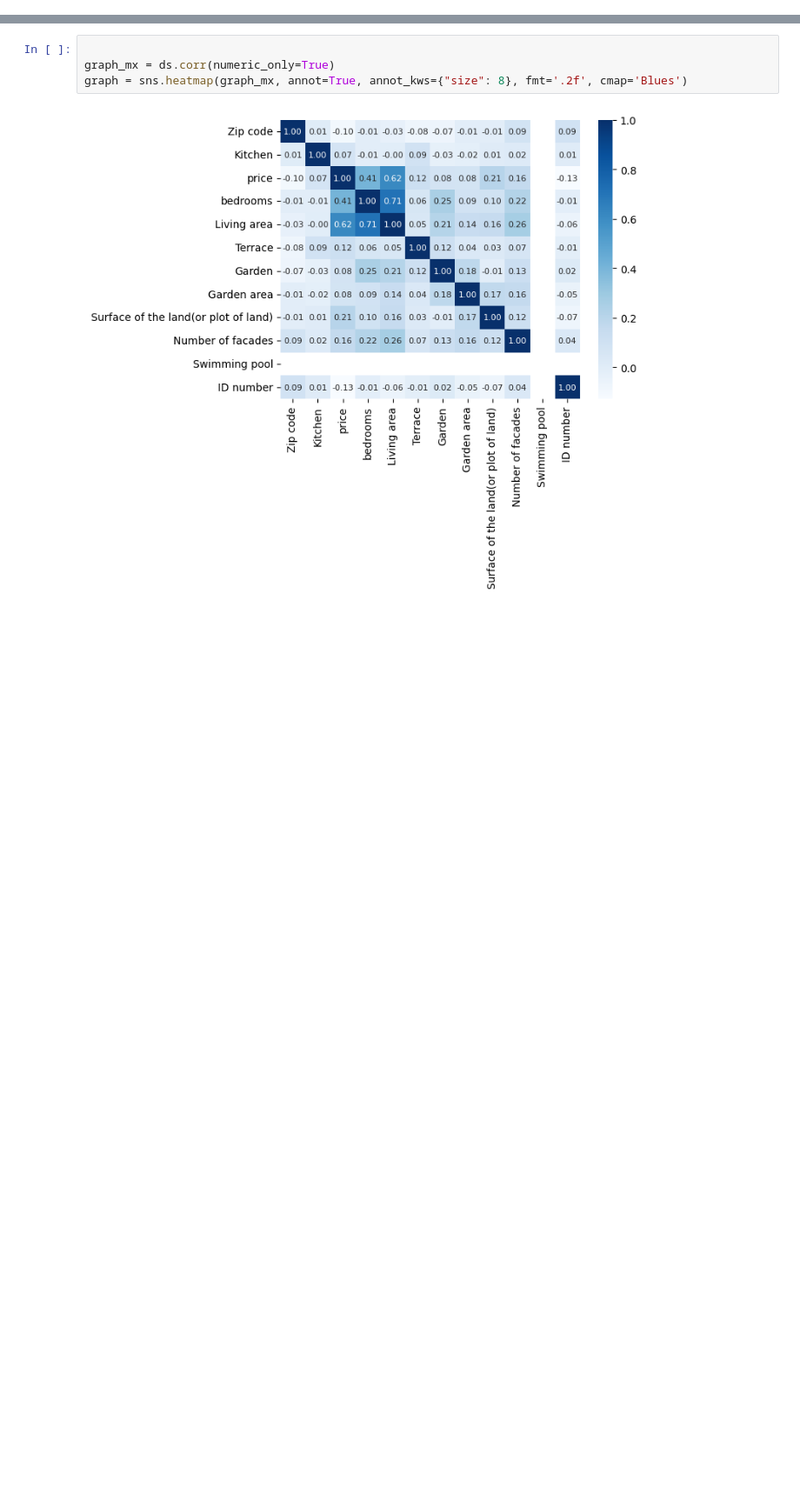
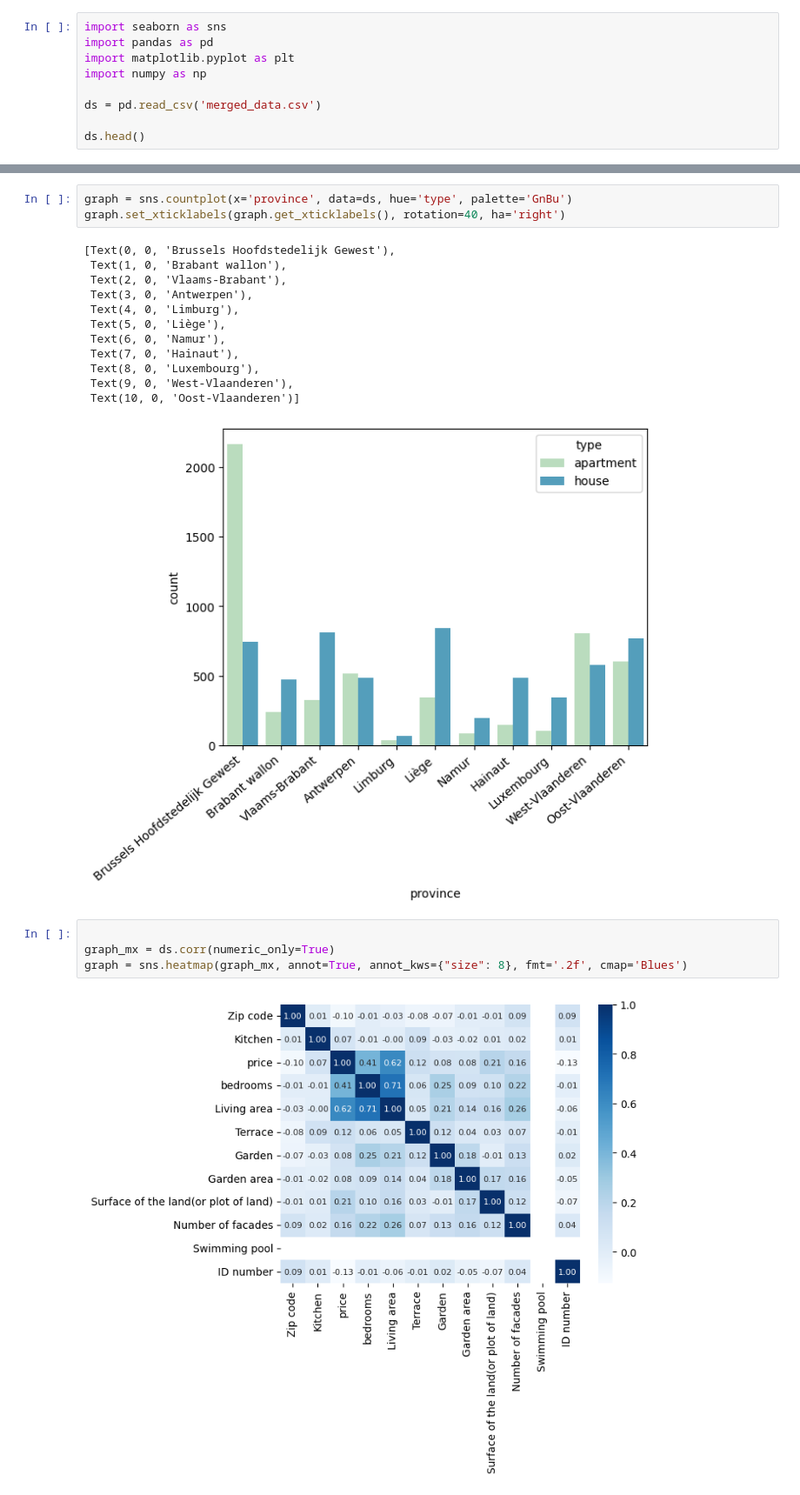
Before and after one commit to danielbauwens/Immo-Project-Data-Analysis, a Jupyter notebook: analysis.ipynb, the cells around one changed output, grey strips where cells are left out. Shown at 87% size. Drawn from its saved outputs; the diff is of its cells as text; blank space fills up the shorter version.

Commit message:
finished cleanup and merged the new zip code file

```diff
--- a/analysis.ipynb
+++ b/analysis.ipynb
@@ -52,0 +1,9 @@ graph.set_xlim(100000, 1000000)
+# %%
+import seaborn as sns
+import pandas as pd
+import matplotlib.pyplot as plt
+import numpy as np
+
+ds = pd.read_csv('merged_data.csv')
+
+ds.head()
@@ -53,3 +17,19 @@ graph.set_xlim(100000, 1000000)
+# %%
+graph = sns.countplot(x='province', data=ds, hue='type', palette='GnBu')
+graph.set_xticklabels(graph.get_xticklabels(), rotation=40, ha='right')
+# %% [output]
+[Text(0, 0, 'Brussels Hoofdstedelijk Gewest'),
+ Text(1, 0, 'Brabant wallon'),
+ Text(2, 0, 'Vlaams-Brabant'),
+ Text(3, 0, 'Antwerpen'),
+ Text(4, 0, 'Limburg'),
+ Text(5, 0, 'Liège'),
+ Text(6, 0, 'Namur'),
+ Text(7, 0, 'Hainaut'),
+ Text(8, 0, 'Luxembourg'),
+ Text(9, 0, 'West-Vlaanderen'),
+ Text(10, 0, 'Oost-Vlaanderen')]
+[figure, added]
 # %%
 
 graph_mx = ds.corr(numeric_only=True)
```
Also changed, not shown: parts of 4 cells of this notebook, 3 other files.
